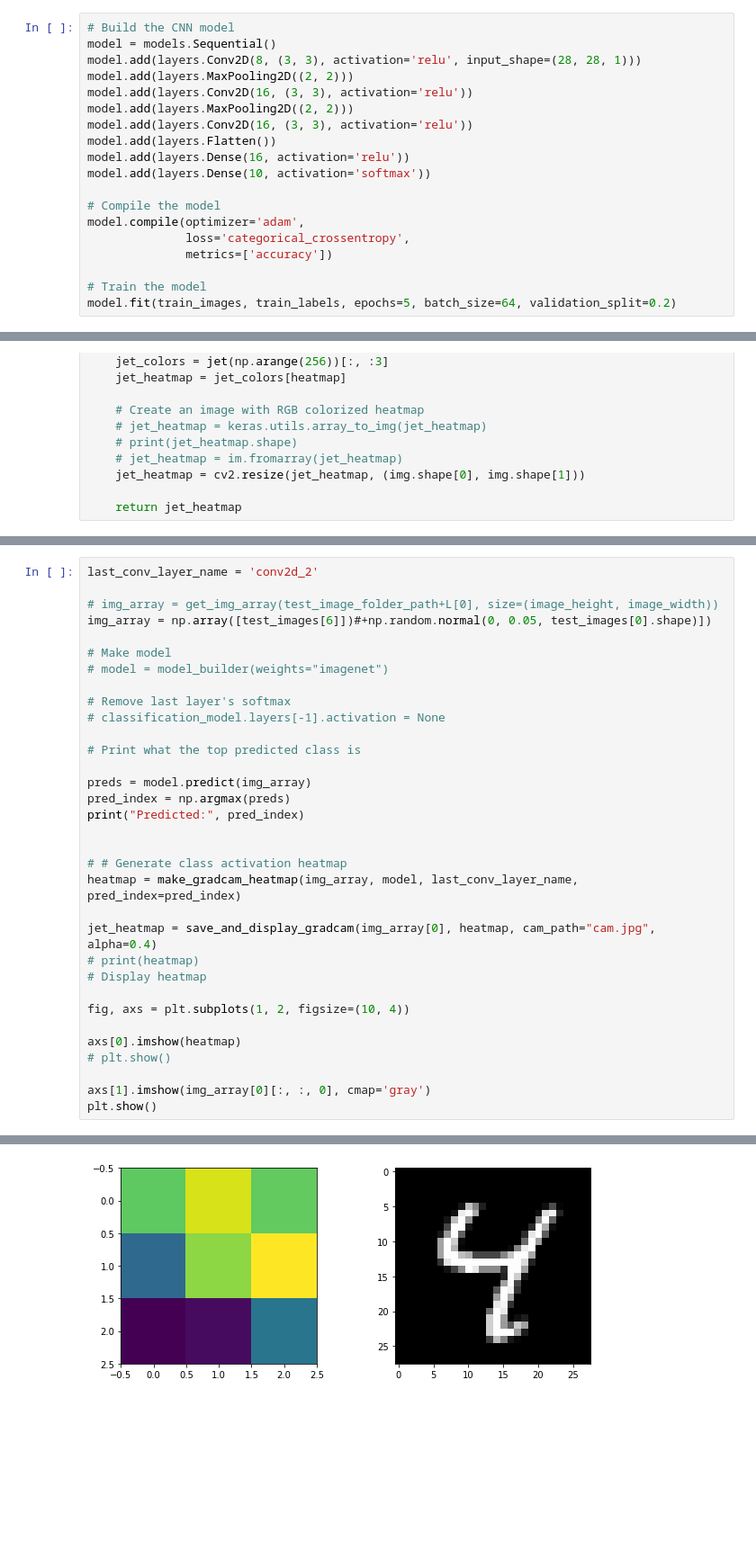
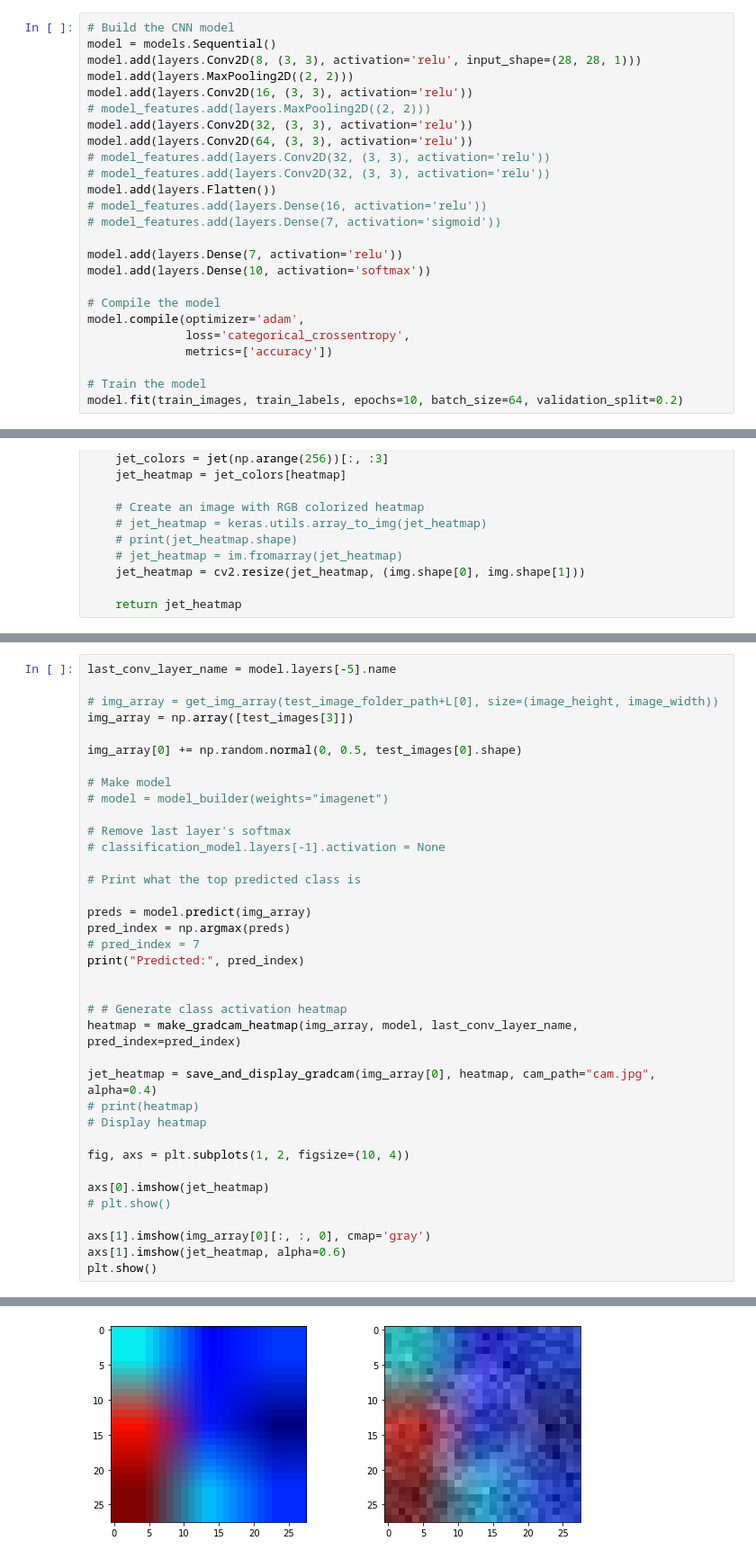
Before and after one commit to Salahidine2002/CNN_XAI, a Jupyter notebook: notebooks/tests.ipynb, the cells around one changed output, grey strips where cells are left out. Shown at 90% size. Saved outputs shown, nothing was run; the diff lists cells and outputs as text; blank space fills up the shorter version.

```diff
--- a/notebooks/tests.ipynb
+++ b/notebooks/tests.ipynb
@@ -21,10 +21,16 @@ model = models.Sequential()
 model.add(layers.Conv2D(8, (3, 3), activation='relu', input_shape=(28, 28, 1)))
 model.add(layers.MaxPooling2D((2, 2)))
 model.add(layers.Conv2D(16, (3, 3), activation='relu'))
-model.add(layers.MaxPooling2D((2, 2)))
-model.add(layers.Conv2D(16, (3, 3), activation='relu'))
+# model_features.add(layers.MaxPooling2D((2, 2)))
+model.add(layers.Conv2D(32, (3, 3), activation='relu'))
+model.add(layers.Conv2D(64, (3, 3), activation='relu'))
+# model_features.add(layers.Conv2D(32, (3, 3), activation='relu'))
+# model_features.add(layers.Conv2D(32, (3, 3), activation='relu'))
 model.add(layers.Flatten())
-model.add(layers.Dense(16, activation='relu'))
+# model_features.add(layers.Dense(16, activation='relu'))
+# model_features.add(layers.Dense(7, activation='sigmoid'))
+
+model.add(layers.Dense(7, activation='relu'))
 model.add(layers.Dense(10, activation='softmax'))
 
 # Compile the model
@@ -33,5 +39,5 @@ model.compile(optimizer='adam',
               metrics=['accuracy'])
 
 # Train the model
-model.fit(train_images, train_labels, epochs=5, batch_size=64, validation_split=0.2)
+model.fit(train_images, train_labels, epochs=10, batch_size=64, validation_split=0.2)
 # %% [output]
@@ -142,8 +158,10 @@ test_images[0].max()
 # %%
-last_conv_layer_name = 'conv2d_2'
+last_conv_layer_name = model.layers[-5].name
 
 # img_array = get_img_array(test_image_folder_path+L[0], size=(image_height, image_width))
-img_array = np.array([test_images[6]])#+np.random.normal(0, 0.05, test_images[0].shape)])
+img_array = np.array([test_images[3]])
+
+img_array[0] += np.random.normal(0, 0.5, test_images[0].shape)
 
 # Make model
 # model = model_builder(weights="imagenet")
@@ -155,6 +173,7 @@ img_array = np.array([test_images[6]])#+np.random.normal(0, 0.05, test_images[0]
 
 preds = model.predict(img_array)
 pred_index = np.argmax(preds)
+# pred_index = 7
 print("Predicted:", pred_index)
 
 
@@ -167,9 +186,10 @@ jet_heatmap = save_and_display_gradcam(img_array[0], heatmap, cam_path="cam.jpg"
 
 fig, axs = plt.subplots(1, 2, figsize=(10, 4))
 
-axs[0].imshow(heatmap)
+axs[0].imshow(jet_heatmap)
 # plt.show()
 
 axs[1].imshow(img_array[0][:, :, 0], cmap='gray')
+axs[1].imshow(jet_heatmap, alpha=0.6)
 plt.show()
 # %% [output]
@@ -177 +197 @@ Predicted: 4
-[figure, old version]
+[figure, new version]
```
Also changed, not shown: parts of 40 cells of this notebook.
